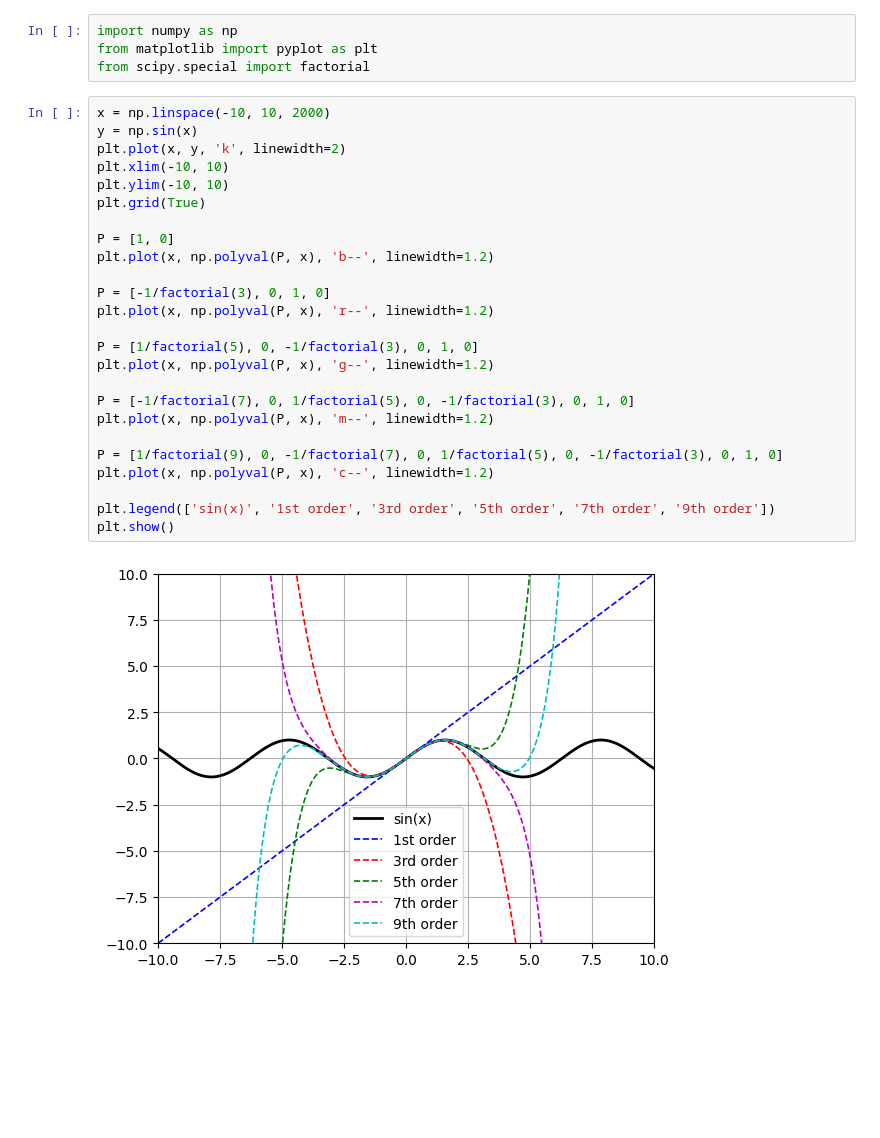
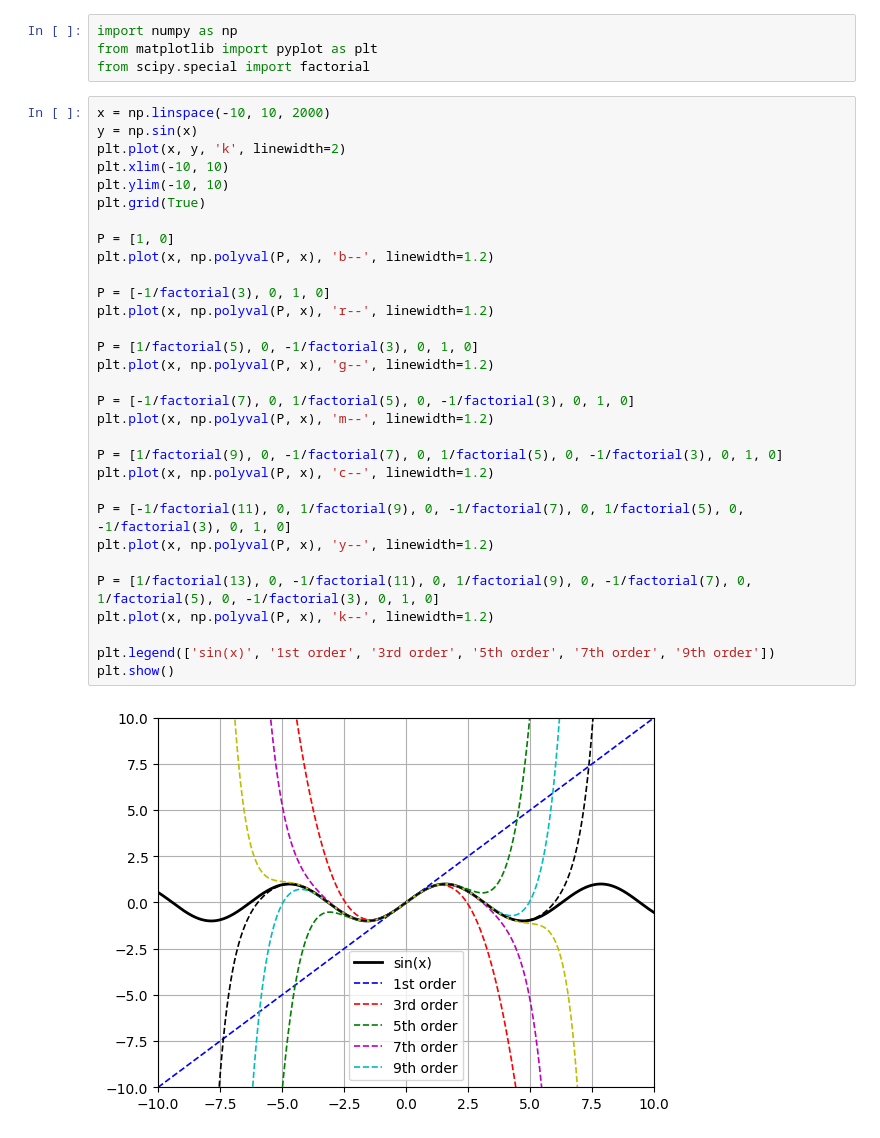
Before and after one commit to TalehMalikov/math-practice, a Jupyter notebook: series/taylor.ipynb, the cells around one changed output. Cells and saved outputs as stored; diff of their text form; blank space fills up the shorter version.

```diff
--- a/series/taylor.ipynb
+++ b/series/taylor.ipynb
@@ -5,27 +5,33 @@ from scipy.special import factorial
 # %%
 x = np.linspace(-10, 10, 2000)
 y = np.sin(x)
 plt.plot(x, y, 'k', linewidth=2)
 plt.xlim(-10, 10)
 plt.ylim(-10, 10)
 plt.grid(True)
 
 P = [1, 0]
 plt.plot(x, np.polyval(P, x), 'b--', linewidth=1.2)
 
 P = [-1/factorial(3), 0, 1, 0]
 plt.plot(x, np.polyval(P, x), 'r--', linewidth=1.2)
 
 P = [1/factorial(5), 0, -1/factorial(3), 0, 1, 0]
 plt.plot(x, np.polyval(P, x), 'g--', linewidth=1.2)
 
 P = [-1/factorial(7), 0, 1/factorial(5), 0, -1/factorial(3), 0, 1, 0]
 plt.plot(x, np.polyval(P, x), 'm--', linewidth=1.2)
 
 P = [1/factorial(9), 0, -1/factorial(7), 0, 1/factorial(5), 0, -1/factorial(3), 0, 1, 0]
 plt.plot(x, np.polyval(P, x), 'c--', linewidth=1.2)
 
+P = [-1/factorial(11), 0, 1/factorial(9), 0, -1/factorial(7), 0, 1/factorial(5), 0, -1/factorial(3), 0, 1, 0]
+plt.plot(x, np.polyval(P, x), 'y--', linewidth=1.2)
+
+P = [1/factorial(13), 0, -1/factorial(11), 0, 1/factorial(9), 0, -1/factorial(7), 0, 1/factorial(5), 0, -1/factorial(3), 0, 1, 0]
+plt.plot(x, np.polyval(P, x), 'k--', linewidth=1.2)
+
 plt.legend(['sin(x)', '1st order', '3rd order', '5th order', '7th order', '9th order'])
 plt.show()
 # %% [output]
-[figure, old version]
+[figure, new version]
```
